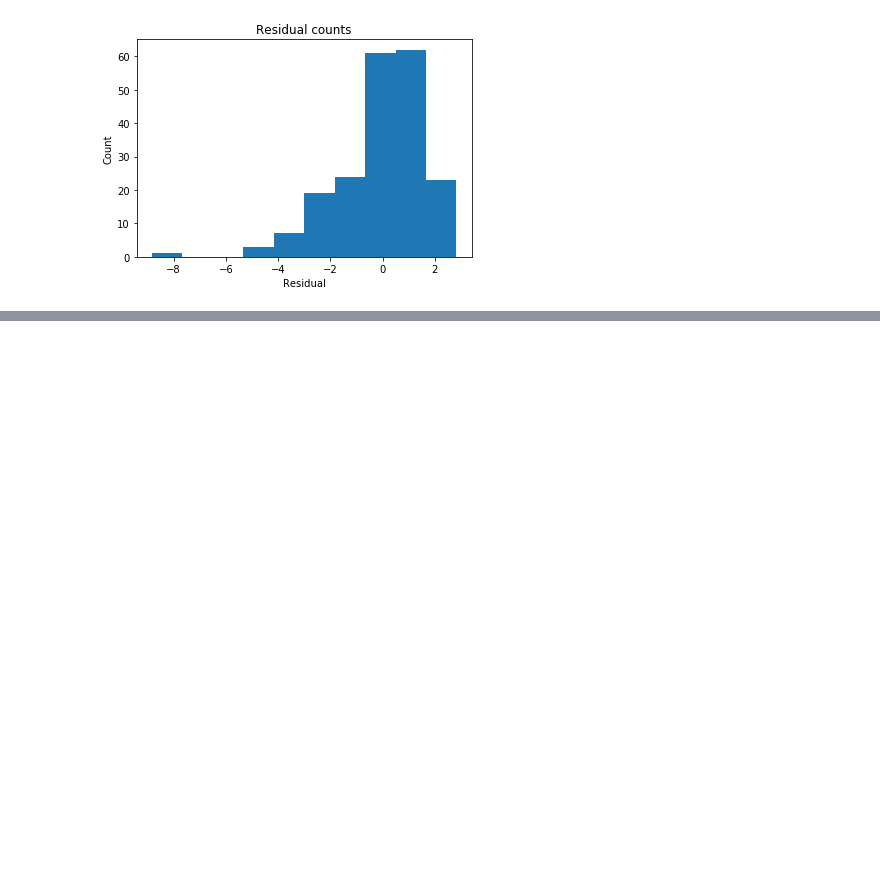
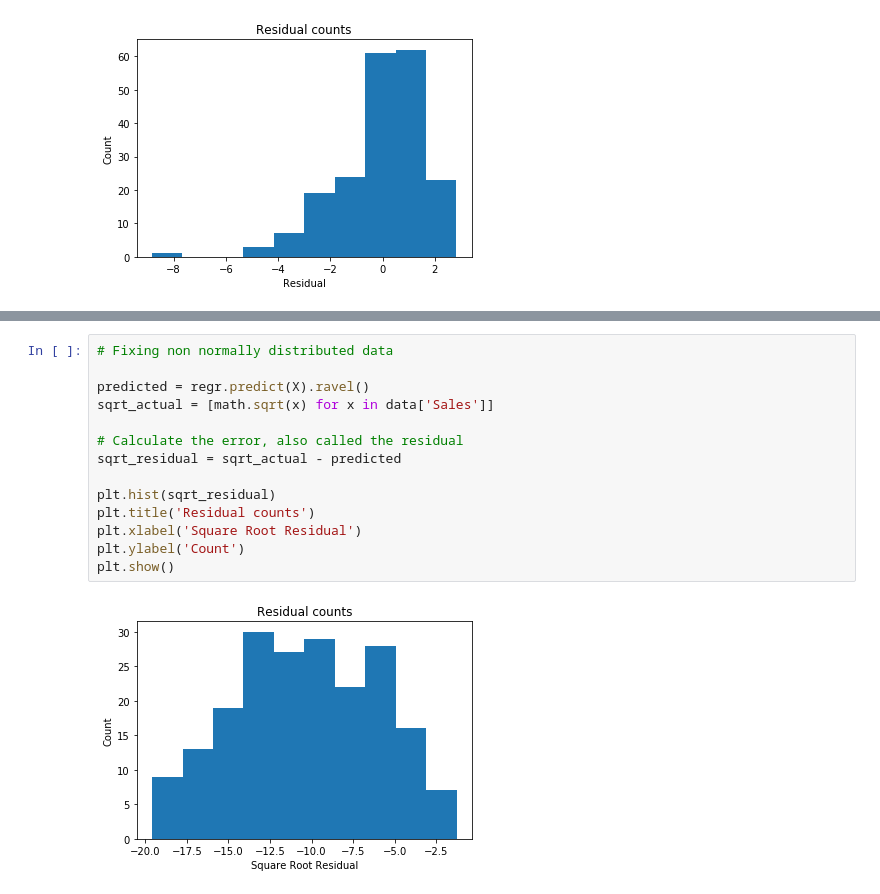
Before and after one commit to micsab/thinkful_files, a Jupyter notebook: unit_2/lesson_4/linear_regression_expl_power.ipynb, the cells around one changed output, grey strips where cells are left out. Saved outputs shown, nothing was run; the diff lists cells and outputs as text; blank space fills up the shorter version.

Commit message:
linear regr expl power

```diff
--- a/unit_2/lesson_4/linear_regression_expl_power.ipynb
+++ b/unit_2/lesson_4/linear_regression_expl_power.ipynb
@@ -89,0 +107,16 @@ plt.show()
+# %%
+# Fixing non normally distributed data
+
+predicted = regr.predict(X).ravel()
+sqrt_actual = [math.sqrt(x) for x in data['Sales']]
+
+# Calculate the error, also called the residual
+sqrt_residual = sqrt_actual - predicted
+
+plt.hist(sqrt_residual)
+plt.title('Residual counts')
+plt.xlabel('Square Root Residual')
+plt.ylabel('Count')
+plt.show()
+# %% [output]
+[figure, added]
```
Also changed, not shown: parts of 3 cells of this notebook.
